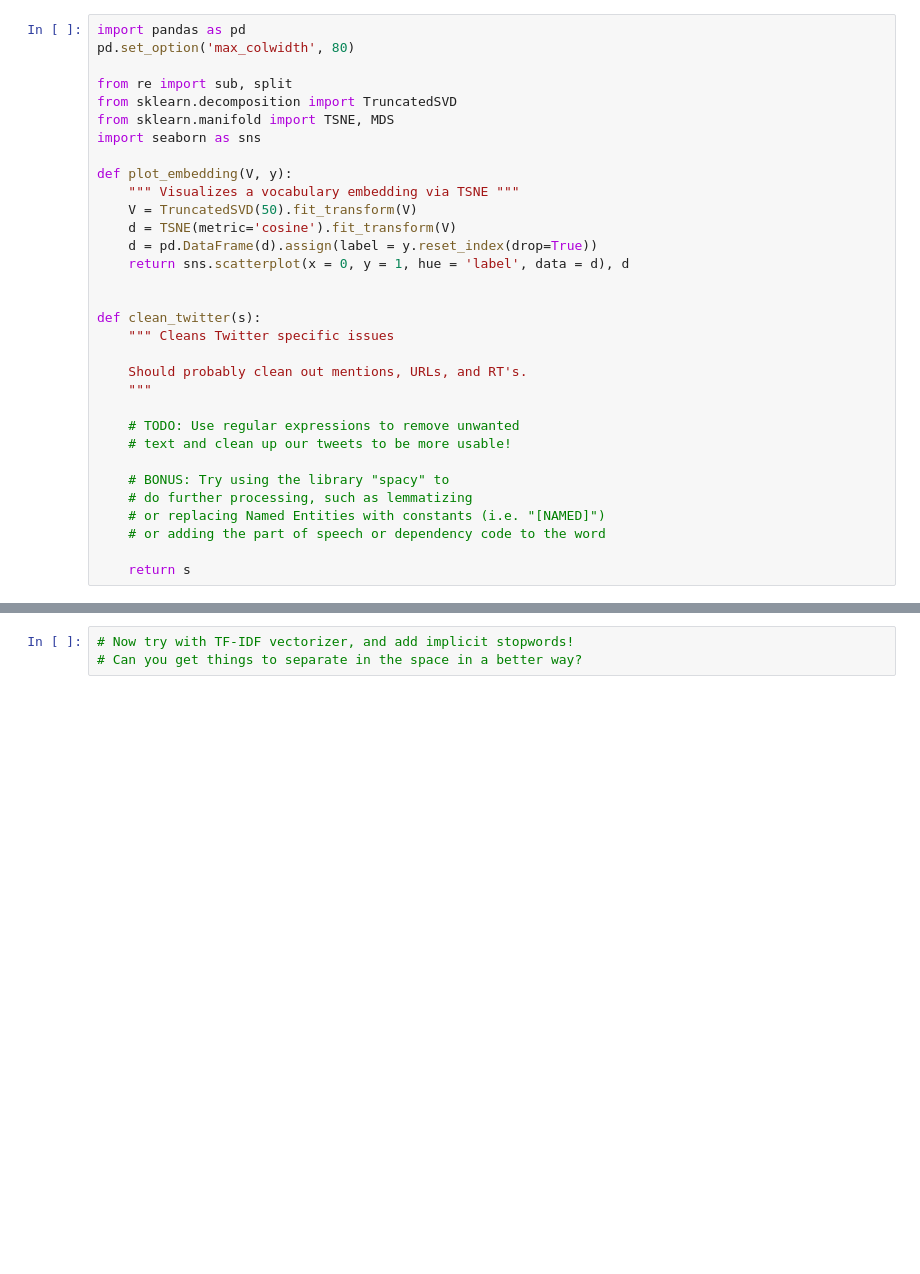
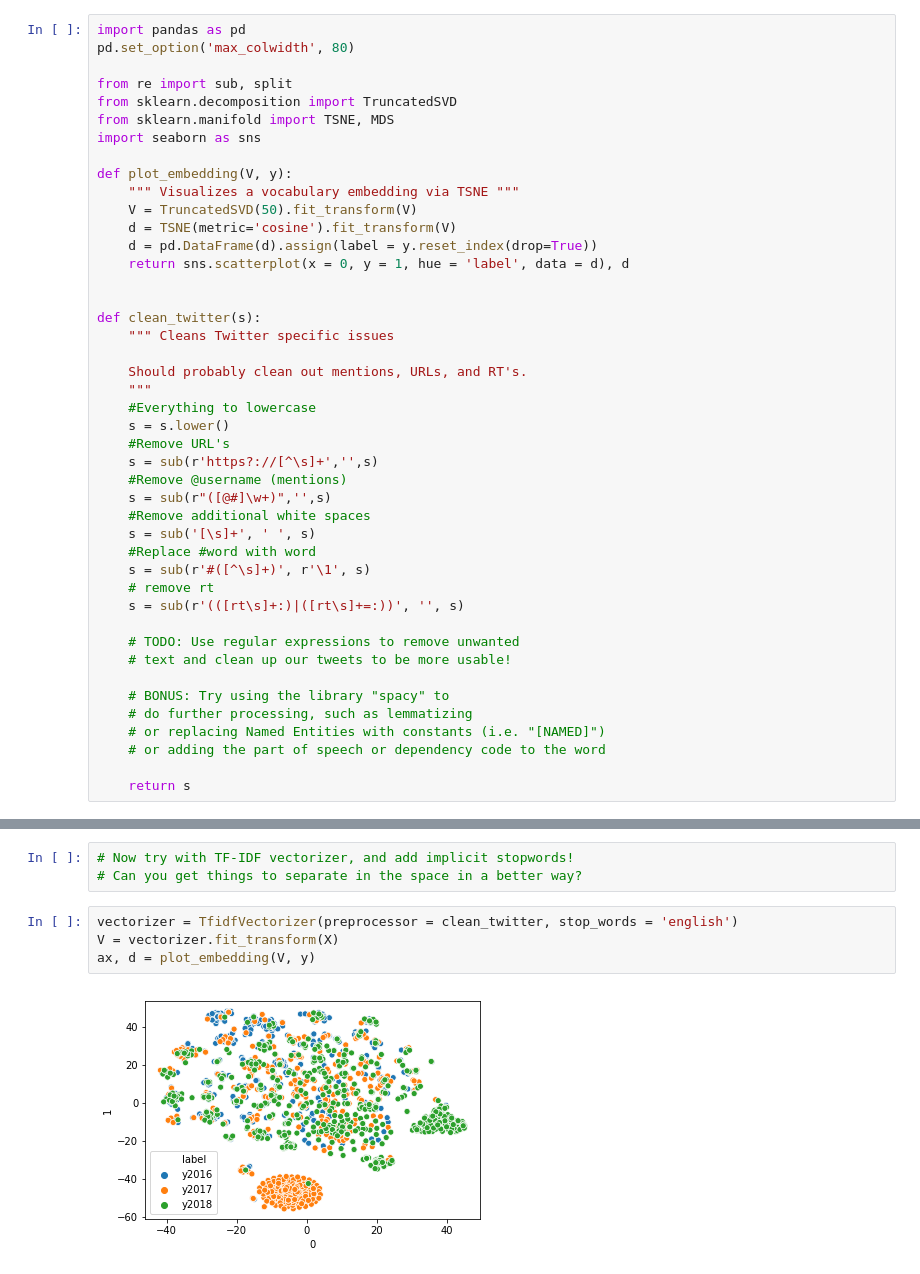
Before and after one commit to nandanrao/text-mining, a Jupyter notebook: exercise-1.ipynb, the cells around one changed output, grey strips where cells are left out. Cells and saved outputs as stored; diff of their text form; blank space fills up the shorter version.

```diff
--- a/exercise-1.ipynb
+++ b/exercise-1.ipynb
@@ -20,6 +20,18 @@ def clean_twitter(s):
 
     Should probably clean out mentions, URLs, and RT's.
     """
+    #Everything to lowercase
+    s = s.lower()
+    #Remove URL's
+    s = sub(r'https?://[^\s]+','',s)
+    #Remove @username (mentions)
+    s = sub(r"([@#]\w+)",'',s)
+    #Remove additional white spaces
+    s = sub('[\s]+', ' ', s)
+    #Replace #word with word
+    s = sub(r'#([^\s]+)', r'\1', s)
+    # remove rt
+    s = sub(r'(([rt\s]+:)|([rt\s]+=:))', '', s)
 
     # TODO: Use regular expressions to remove unwanted
     # text and clean up our tweets to be more usable!
@@ -53,3 +87,9 @@ ax, d = plot_embedding(V, y)
 # %%
 # Now try with TF-IDF vectorizer, and add implicit stopwords!
 # Can you get things to separate in the space in a better way?
+# %%
+vectorizer = TfidfVectorizer(preprocessor = clean_twitter, stop_words = 'english')
+V = vectorizer.fit_transform(X)
+ax, d = plot_embedding(V, y)
+# %% [output]
+[figure, added]
```
Also changed, not shown: parts of 4 cells of this notebook.
